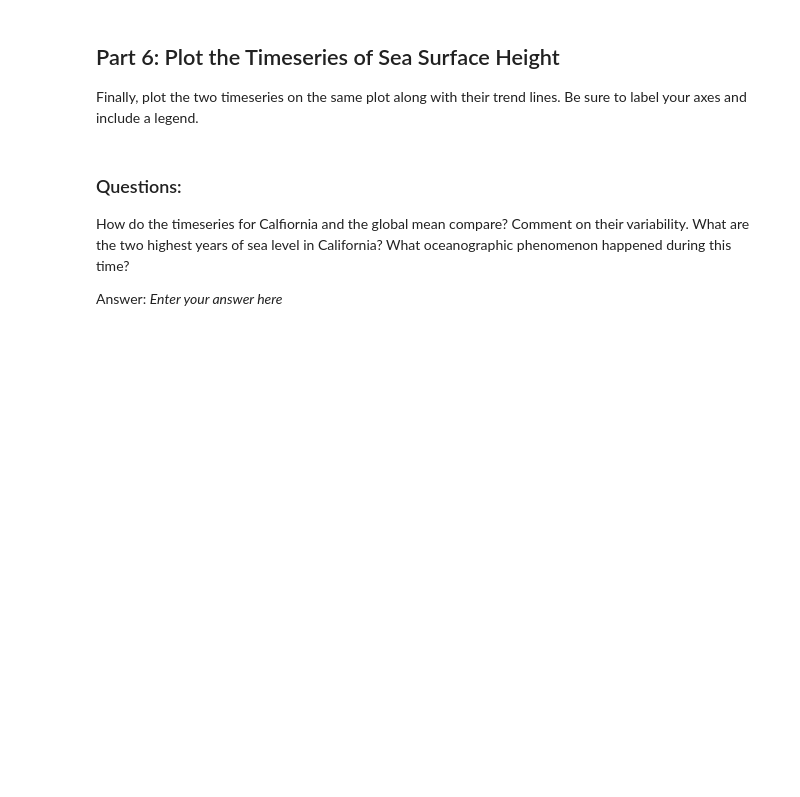
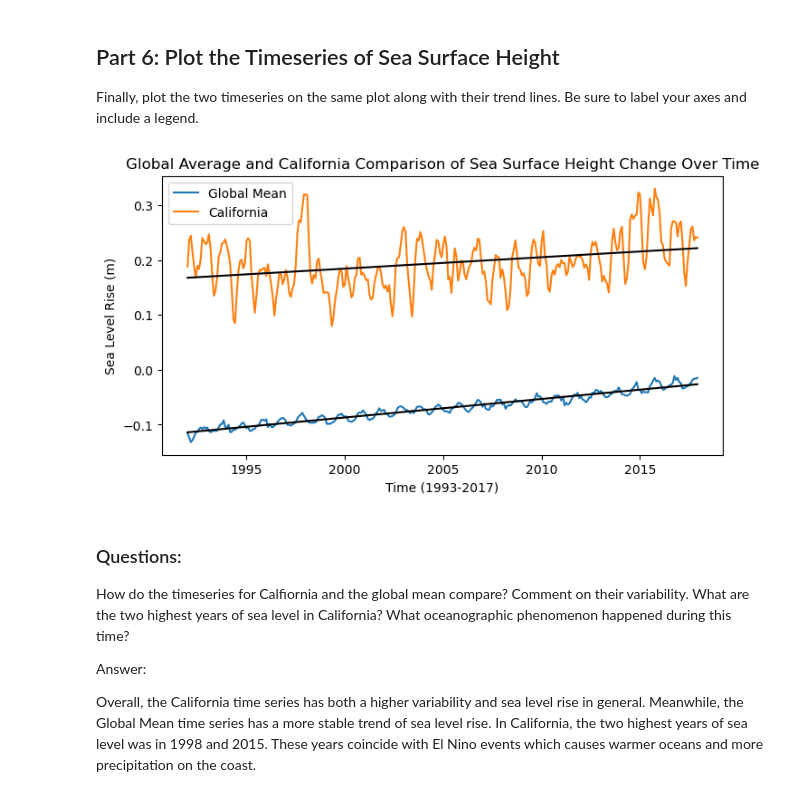
Before and after one commit to andrej-rivera/cs185c, a Jupyter notebook: homework/homework_4/HW4 Sea Level Rise.ipynb, the cells around one changed output. Cells and saved outputs as stored; diff of their text form; code cells hidden in the pictures; blank space fills up the shorter version.

```diff
--- a/homework/homework_4/HW4 Sea Level Rise.ipynb
+++ b/homework/homework_4/HW4 Sea Level Rise.ipynb
@@ -207,9 +208,30 @@ Answer: *Enter your answer here*
 Finally, plot the two timeseries on the same plot along with their trend lines. Be sure to label your axes and include a legend.
 # %%
 # create your plot here
+
+fig = plt.figure(figsize=(8,4))
+
+# Plot Global
+plt.plot(dec_yr, ts_global[:,1], label = "Global Mean")
+plt.plot(dec_yr, slope_global*dec_yr + intercept_global, color='k')
+
+# Plot Califronia
+plt.plot(dec_yr, ts_ca[:,1], label = "California")
+plt.plot(dec_yr, slope_ca*dec_yr + intercept_ca, color='k')
+
+# The Rest
+plt.title("Global Average and California Comparison of Sea Surface Height Change Over Time")
+plt.ylabel("Sea Level Rise (m)")
+plt.xlabel("Time (1993-2017)")
+plt.legend()
+plt.show()
+# %% [output]
+[figure, added]
 # %% [markdown]
 ### Questions:
 
 How do the timeseries for Calfiornia and the global mean compare? Comment on their variability. What are the two highest years of sea level in California? What oceanographic phenomenon happened during this time?
 
-Answer: *Enter your answer here*
+Answer:
+
+Overall, the California time series has both a higher variability and sea level rise in general. Meanwhile, the Global Mean time series has a more stable trend of sea level rise. In California, the two highest years of sea level was in 1998 and 2015. These years coincide with El Nino events which causes warmer oceans and more precipitation on the coast.
```
Also changed, not shown: parts of 7 cells of this notebook, 1 other file.
